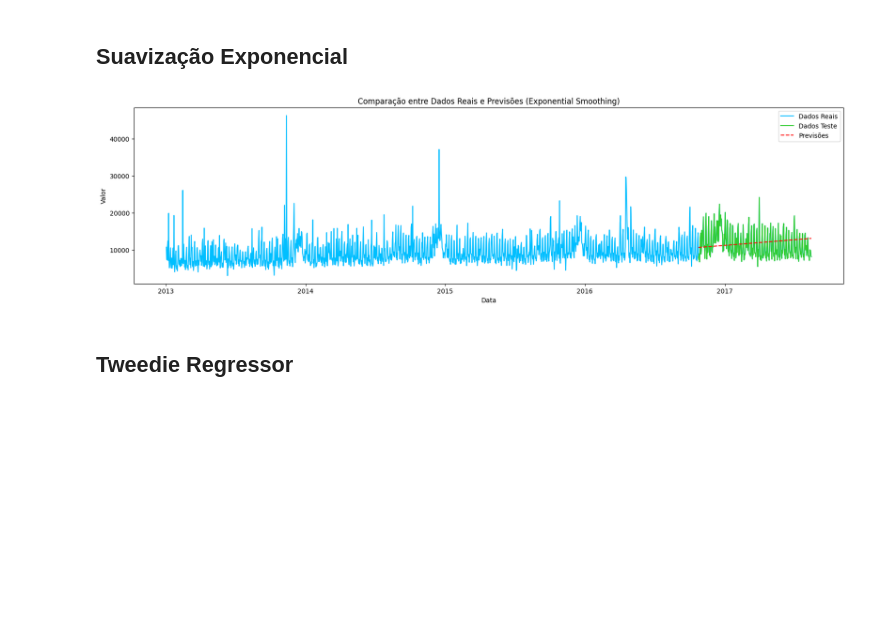
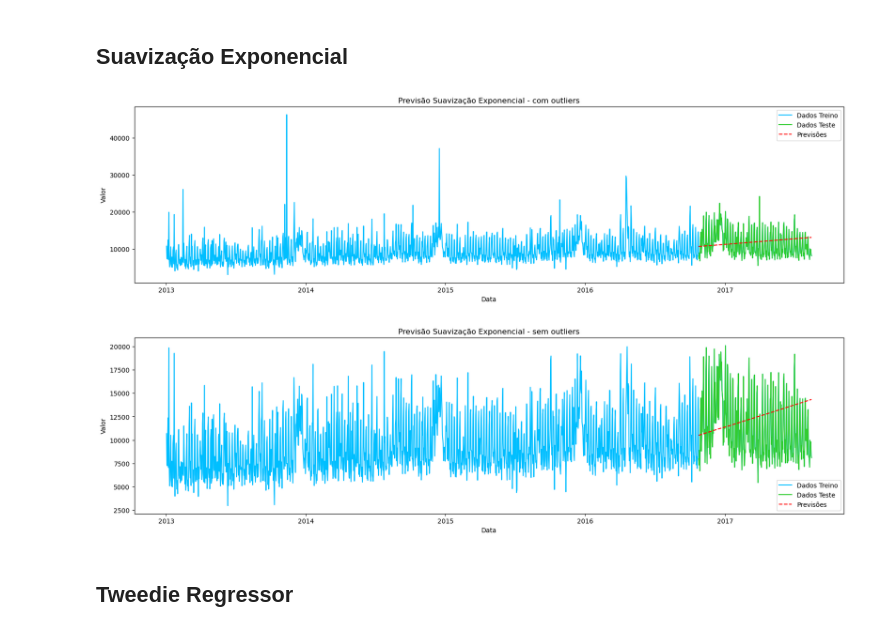
Before and after one commit to kamilyassis/previsao_vendas, a Jupyter notebook: analise_grocery.ipynb, the cells around one changed output. Drawn from its saved outputs; the diff is of its cells as text; code cells hidden in the pictures; blank space fills up the shorter version.

```diff
--- a/analise_grocery.ipynb
+++ b/analise_grocery.ipynb
@@ -554,37 +559,46 @@ def calling_exponential_smoothing(serie, trend='add', seasonal=None, seasonal_pe
         y_train,
         trend=trend,  # 'add' para tendência aditiva, 'mul' para multiplicativa, None se não houver tendência
         seasonal=None  # Periodicidade sazonal (se aplicável)
     )
     model_fit = model.fit()
     predictions = model_fit.forecast(steps=len(y_test))
 
     return y_test, predictions
 
-def compare_exponential_smoothing(serie, y_test, predictions):
+def compare_exponential_smoothing(serie, y_test, predictions, with_outlier=True):
 
     df_compare = pd.DataFrame({
         'y_test': y_test.values,
         'y_pred': predictions.values
     }, index=y_test.index)
 
     fig, ax = plt.subplots(figsize=(20, 5))
 
-    plt.plot(serie.index, serie.values, label='Dados Reais', color='deepskyblue')
+    plt.plot(serie.index, serie.values, label='Dados Treino', color='deepskyblue')
     plt.plot(y_test.index, y_test.values, label='Dados Teste', color='limegreen')
     plt.plot(df_compare.index, df_compare['y_pred'], label='Previsões', color='red', linestyle='--')
 
     plt.legend()
-    plt.title('Comparação entre Dados Reais e Previsões (Exponential Smoothing)')
+
+    if with_outlier:
+        plt.title('Previsão Suavização Exponencial - com outliers')
+    else:
+        plt.title('Previsão Suavização Exponencial - sem outliers')
     plt.xlabel('Data')
     plt.ylabel('Valor')
     plt.show()
 
 
 my_s = series_df['GROCERY I']
 y_test_SE, predictions_SE = calling_exponential_smoothing(my_s, trend='add', seasonal=None, seasonal_periods=None)
 compare_exponential_smoothing(my_s, y_test_SE, predictions_SE)
+
+my_s_o = df_sem_outliers['GROCERY I']['quantity']
+y_test_SE_o, predictions_SE_o = calling_exponential_smoothing(my_s_o)
+compare_exponential_smoothing(my_s_o, y_test_SE_o, predictions_SE_o,with_outlier=False)
 # %% [output]
-[figure, old version]
+[figure, new version]
+[figure, added]
 # %% [markdown]
 ## Tweedie Regressor
 # %%
```
Also changed, not shown: parts of 6 cells of this notebook.
